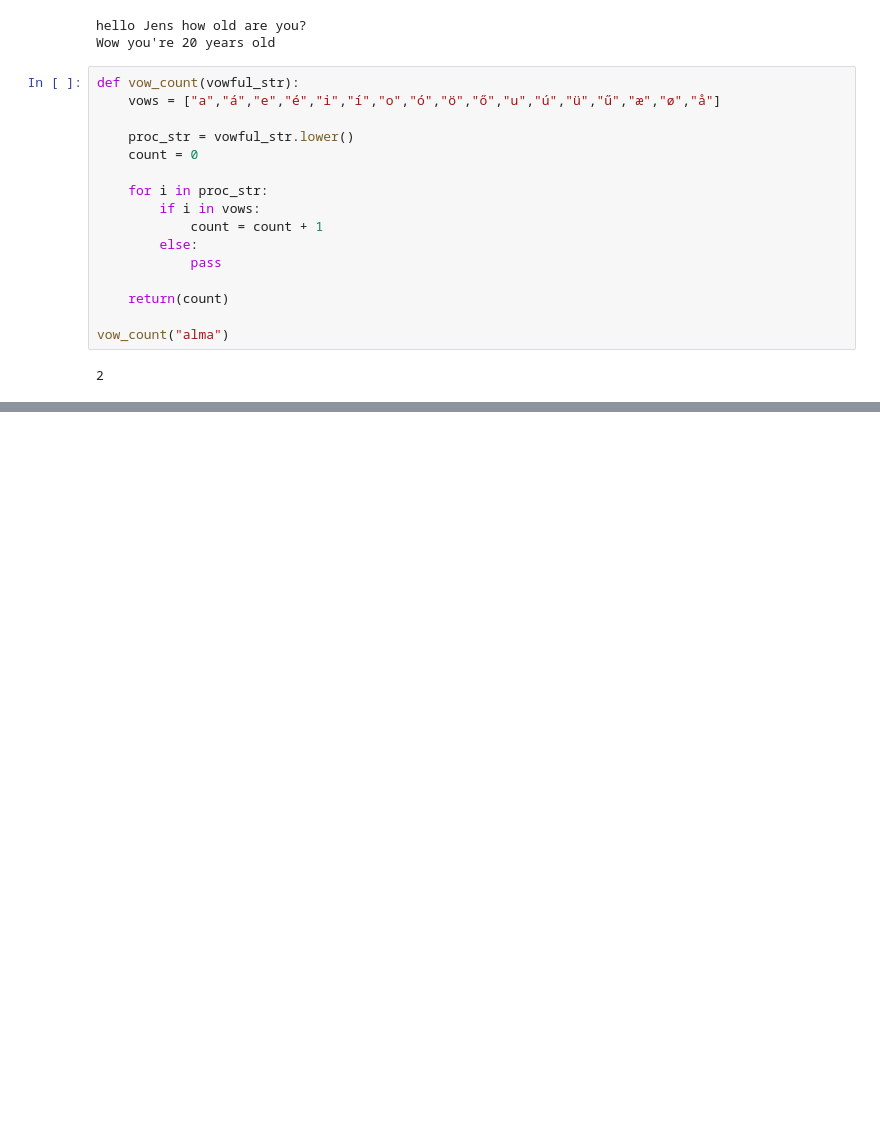
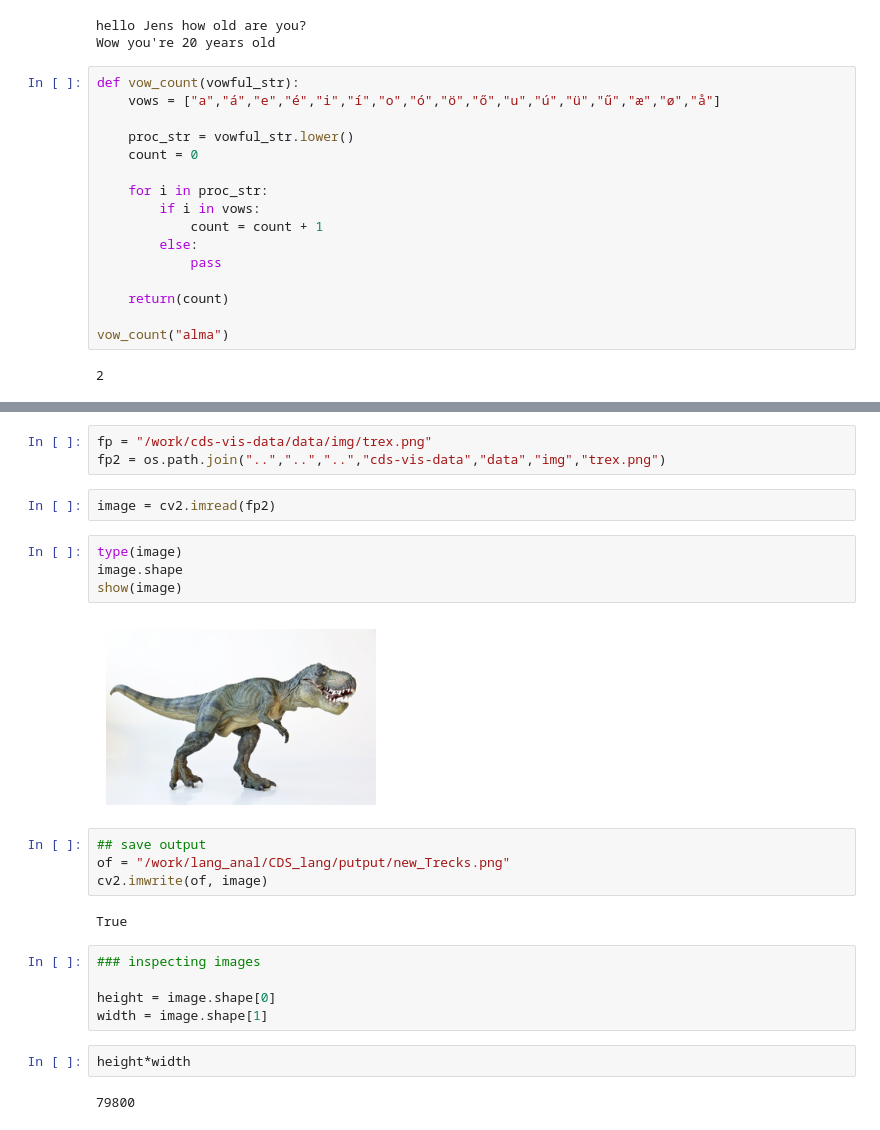
Before and after one commit to Rohambarack/CDS_lang, a Jupyter notebook: nbs_vis/vis_s_02.ipynb, the cells around one changed output, grey strips where cells are left out. Cells and saved outputs as stored; diff of their text form; blank space fills up the shorter version.

```diff
--- a/nbs_vis/vis_s_02.ipynb
+++ b/nbs_vis/vis_s_02.ipynb
@@ -71,0 +83,26 @@ vow_count("alma")
+# %%
+fp = "/work/cds-vis-data/data/img/trex.png"
+fp2 = os.path.join("..","..","..","cds-vis-data","data","img","trex.png")
+# %%
+image = cv2.imread(fp2)
+# %%
+type(image)
+image.shape
+show(image)
+# %% [output]
+[figure, added]
+# %%
+## save output
+of = "/work/lang_anal/CDS_lang/putput/new_Trecks.png"
+cv2.imwrite(of, image)
+# %% [output]
+True
+# %%
+### inspecting images
+
+height = image.shape[0]
+width = image.shape[1]
+# %%
+height*width
+# %% [output]
+79800
```
Also changed, not shown: parts of 6 cells of this notebook.
